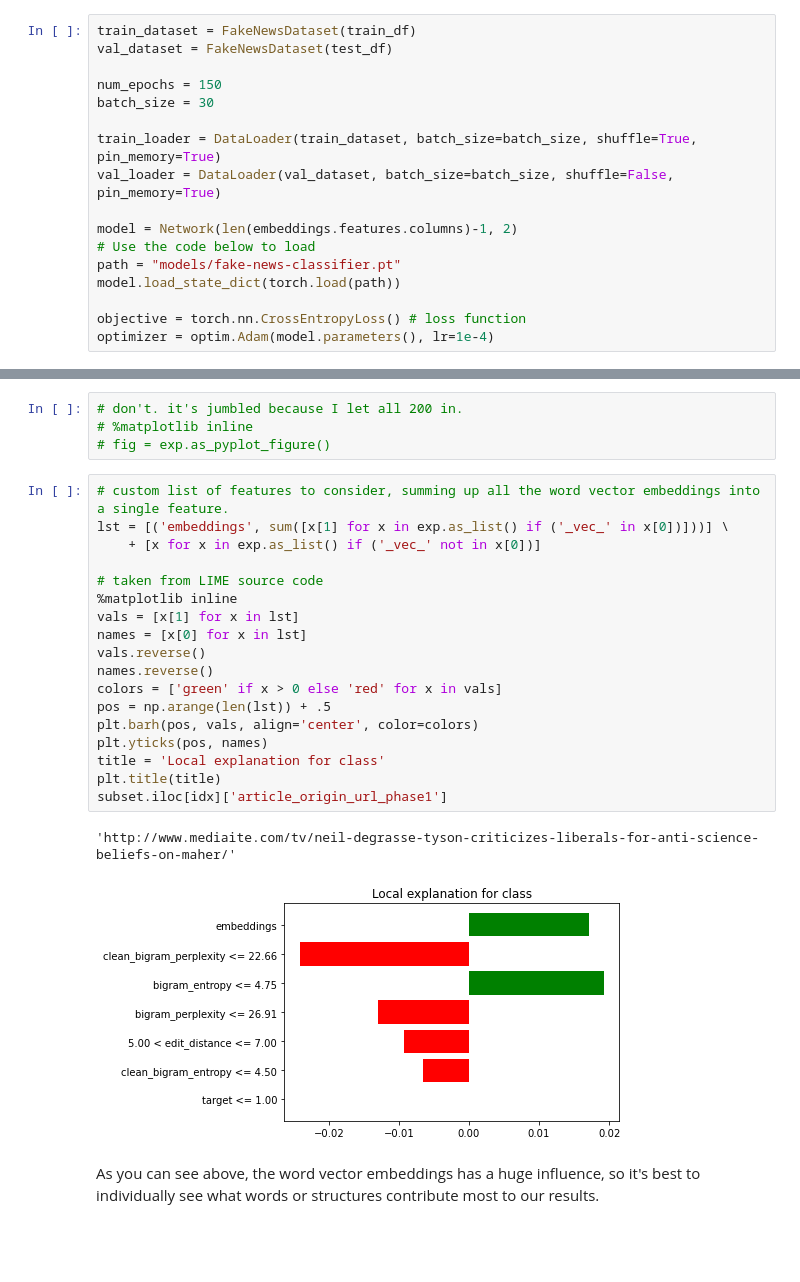
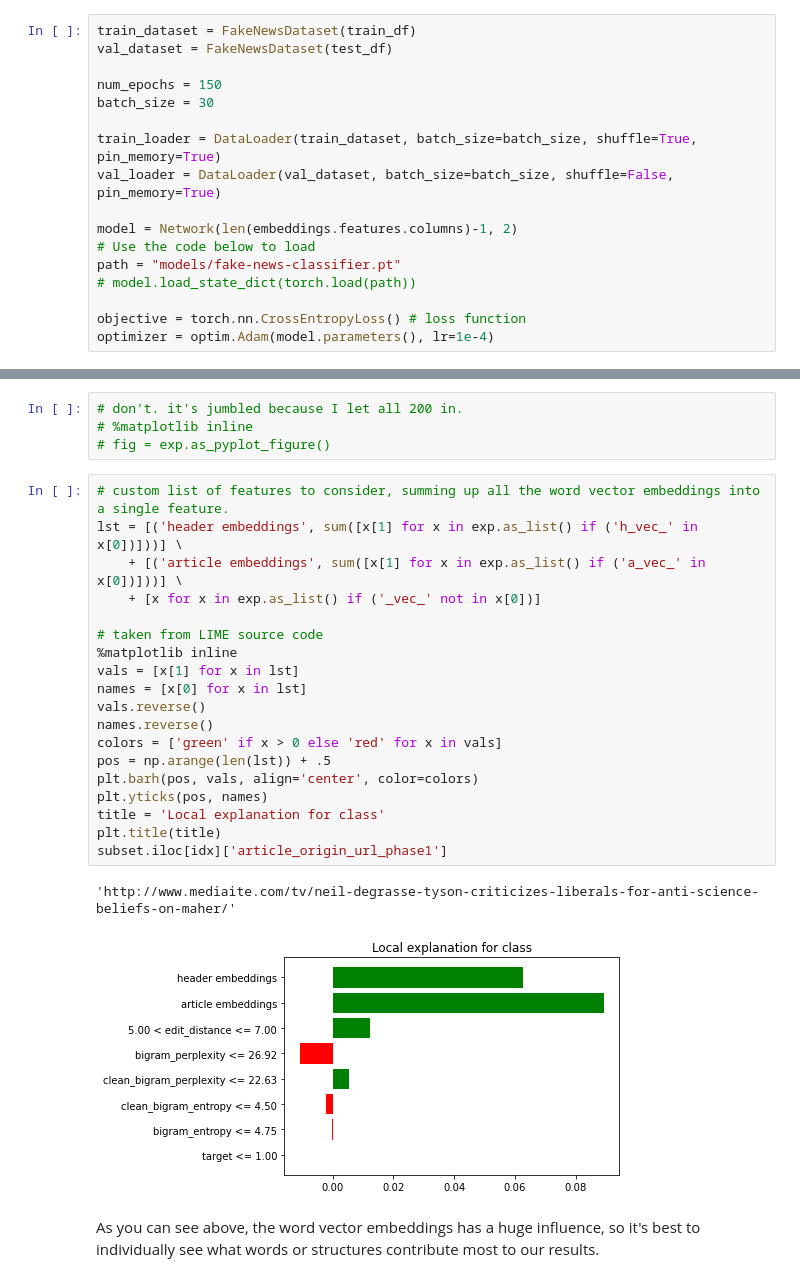
Before and after one commit to pkseeg/fake-news, a Jupyter notebook: combined_model.ipynb, the cells around one changed output, grey strips where cells are left out. Cells and saved outputs as stored; diff of their text form; blank space fills up the shorter version.

```diff
--- a/combined_model.ipynb
+++ b/combined_model.ipynb
@@ -176,7 +176,7 @@ val_loader = DataLoader(val_dataset, batch_size=batch_size, shuffle=False, pin_m
 model = Network(len(embeddings.features.columns)-1, 2)
 # Use the code below to load
 path = "models/fake-news-classifier.pt"
-model.load_state_dict(torch.load(path))
+# model.load_state_dict(torch.load(path))
 
 objective = torch.nn.CrossEntropyLoss() # loss function
 optimizer = optim.Adam(model.parameters(), lr=1e-4)
@@ -410,25 +410,26 @@ Truth class: fake
 # fig = exp.as_pyplot_figure()
 # %%
 # custom list of features to consider, summing up all the word vector embeddings into a single feature.
-lst = [('embeddings', sum([x[1] for x in exp.as_list() if ('_vec_' in x[0])]))] \
+lst = [('header embeddings', sum([x[1] for x in exp.as_list() if ('h_vec_' in x[0])]))] \
+    + [('article embeddings', sum([x[1] for x in exp.as_list() if ('a_vec_' in x[0])]))] \
     + [x for x in exp.as_list() if ('_vec_' not in x[0])]
 
 # taken from LIME source code
 %matplotlib inline
 vals = [x[1] for x in lst]
 names = [x[0] for x in lst]
 vals.reverse()
 names.reverse()
 colors = ['green' if x > 0 else 'red' for x in vals]
 pos = np.arange(len(lst)) + .5
 plt.barh(pos, vals, align='center', color=colors)
 plt.yticks(pos, names)
 title = 'Local explanation for class'
 plt.title(title)
 subset.iloc[idx]['article_origin_url_phase1']
 # %% [output]
 'http://www.mediaite.com/tv/neil-degrasse-tyson-criticizes-liberals-for-anti-science-beliefs-on-maher/'
-[figure, old version]
+[figure, new version]
 # %% [markdown]
 As you can see above, the word vector embeddings has a huge influence, so it's best to individually see what words or structures contribute most to our results.
 # %%
```
Also changed, not shown: parts of 14 cells of this notebook, 17 other files.
